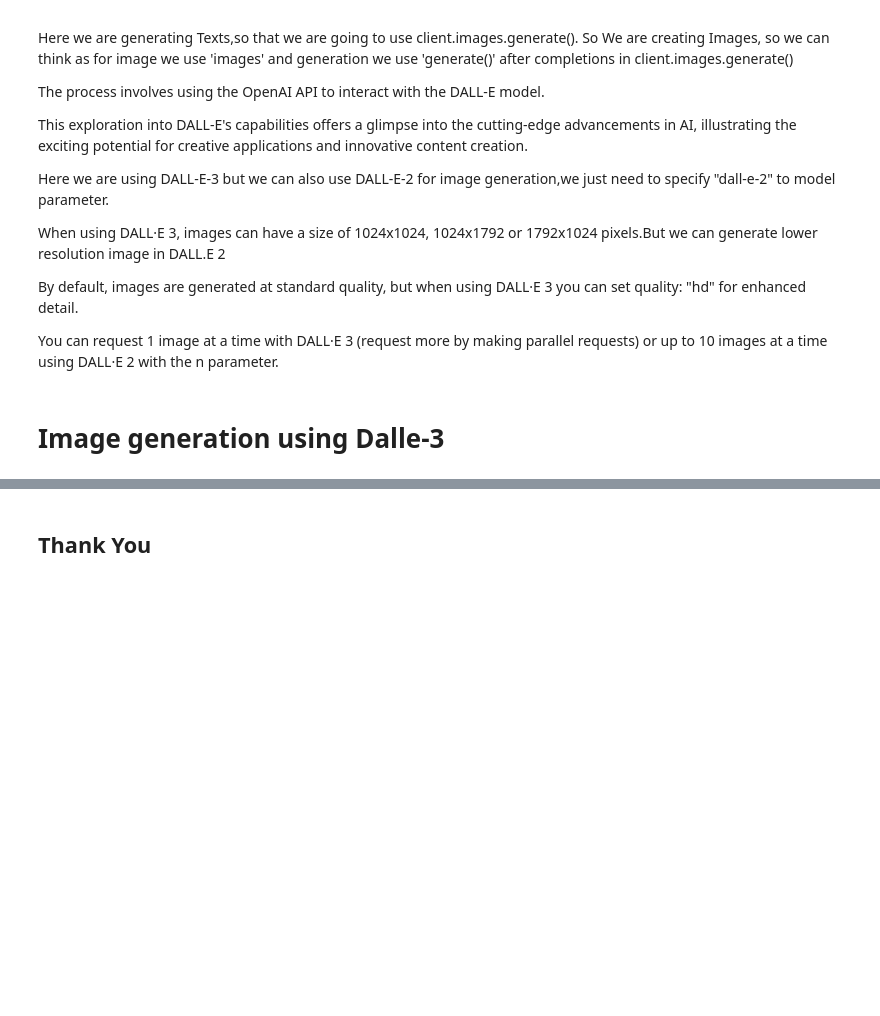
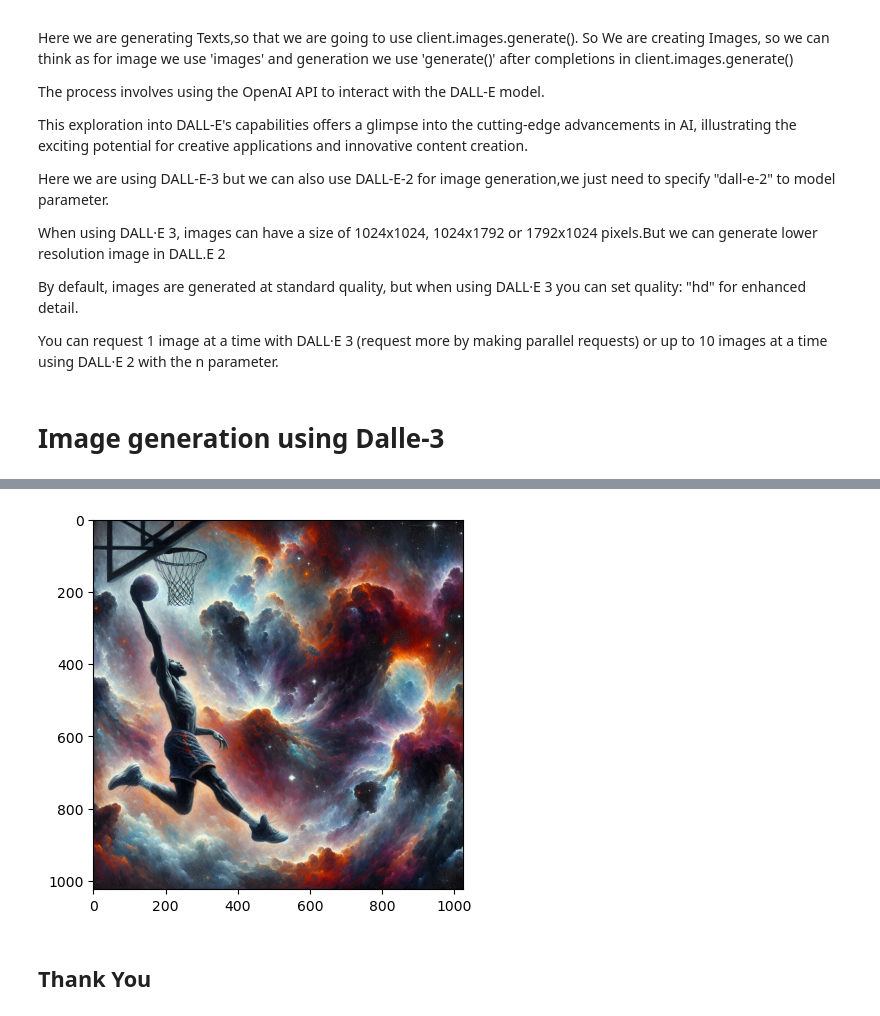
Before and after one commit to anshupandey/Microsoft_Azure_Implementing_Enterprise_GenAI_Applications_with_Azure_OpenAI-, a Jupyter notebook: Lab4.ipynb, the cells around one changed output, grey strips where cells are left out. Drawn from its saved outputs; the diff is of its cells as text; code cells hidden in the pictures; blank space fills up the shorter version.

```diff
--- a/Lab4.ipynb
+++ b/Lab4.ipynb
@@ -93,2 +85,32 @@ display(Image(url=image_url))
+# %%
+from PIL import Image
+import os
+import httpx
+# Use the image_url obtained from your DALL-E generation code
+# Set the directory for the stored image
+image_dir = os.path.join(os.curdir, 'images')
+
+# If the directory doesn't exist, create it
+if not os.path.isdir(image_dir):
+    os.mkdir(image_dir)
+
+# Initialize the image path (note the filetype should be png)
+image_path = os.path.join(image_dir, 'generated_image.png')
+
+# Retrieve the generated image
+image_url = result  # extract image URL from response
+generated_image = httpx.get(image_url).content  # download the image
+with open(image_path, "wb") as image_file:
+    image_file.write(generated_image)
+
+# Display the image in the default image viewer
+image = Image.open(image_path)
+image.show()
+# %%
+import matplotlib.pyplot as plt
+plt.imshow(image)
+plt.show()
+# %% [output]
+[figure, added]
 # %% [markdown]
 ## Thank You
```
Also changed, not shown: parts of 3 cells of this notebook.
